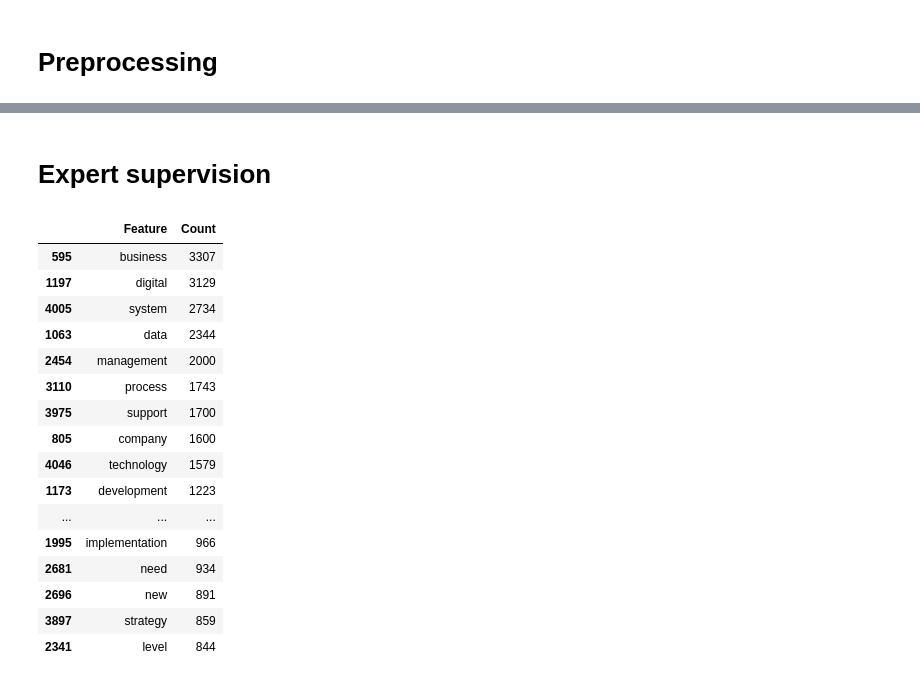
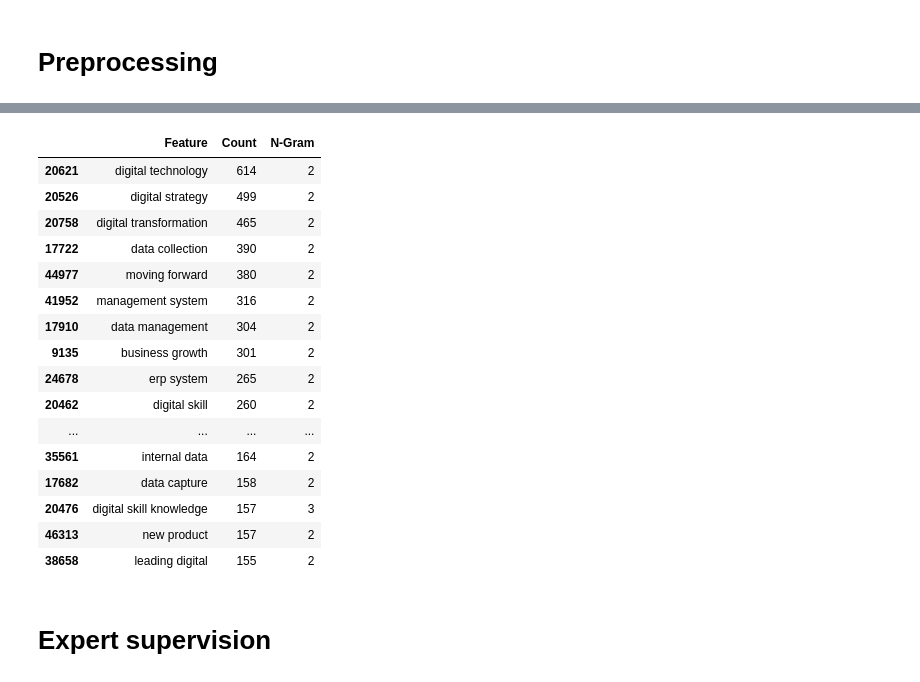
Before and after one commit to roughhawkbit/digi-inno-road-prod, a Jupyter notebook: analysis/6_BERT_approach.ipynb, the cells around one changed output, grey strips where cells are left out. Drawn from its saved outputs; the diff is of its cells as text; code cells hidden in the pictures.

```diff
--- a/analysis/6_BERT_approach.ipynb
+++ b/analysis/6_BERT_approach.ipynb
@@ -137,22 +163,22 @@ features_df = pd.DataFrame({
+# %%
+features_df[features_df['N-Gram'] > 1].sort_values('Count', ascending=False)[:30]
+# %% [output]
+|  | Feature | Count | N-Gram |
+| 20621 | digital technology | 614 | 2 |
+| 20526 | digital strategy | 499 | 2 |
+| 20758 | digital transformation | 465 | 2 |
+| 17722 | data collection | 390 | 2 |
+| 44977 | moving forward | 380 | 2 |
+| 41952 | management system | 316 | 2 |
+| 17910 | data management | 304 | 2 |
+| 9135 | business growth | 301 | 2 |
+| 24678 | erp system | 265 | 2 |
+| 20462 | digital skill | 260 | 2 |
+| ... | ... | ... | ... |
+| 35561 | internal data | 164 | 2 |
+| 17682 | data capture | 158 | 2 |
+| 20476 | digital skill knowledge | 157 | 3 |
+| 46313 | new product | 157 | 2 |
+| 38658 | leading digital | 155 | 2 |
 # %% [markdown]
 # Expert supervision
-# %%
-features_df.sort_values('Count', ascending=False)[:20]
-# %% [output]
-|  | Feature | Count |
-| 595 | business | 3307 |
-| 1197 | digital | 3129 |
-| 4005 | system | 2734 |
-| 1063 | data | 2344 |
-| 2454 | management | 2000 |
-| 3110 | process | 1743 |
-| 3975 | support | 1700 |
-| 805 | company | 1600 |
-| 4046 | technology | 1579 |
-| 1173 | development | 1223 |
-| ... | ... | ... |
-| 1995 | implementation | 966 |
-| 2681 | need | 934 |
-| 2696 | new | 891 |
-| 3897 | strategy | 859 |
-| 2341 | level | 844 |
```
Also changed, not shown: parts of 7 cells of this notebook.
